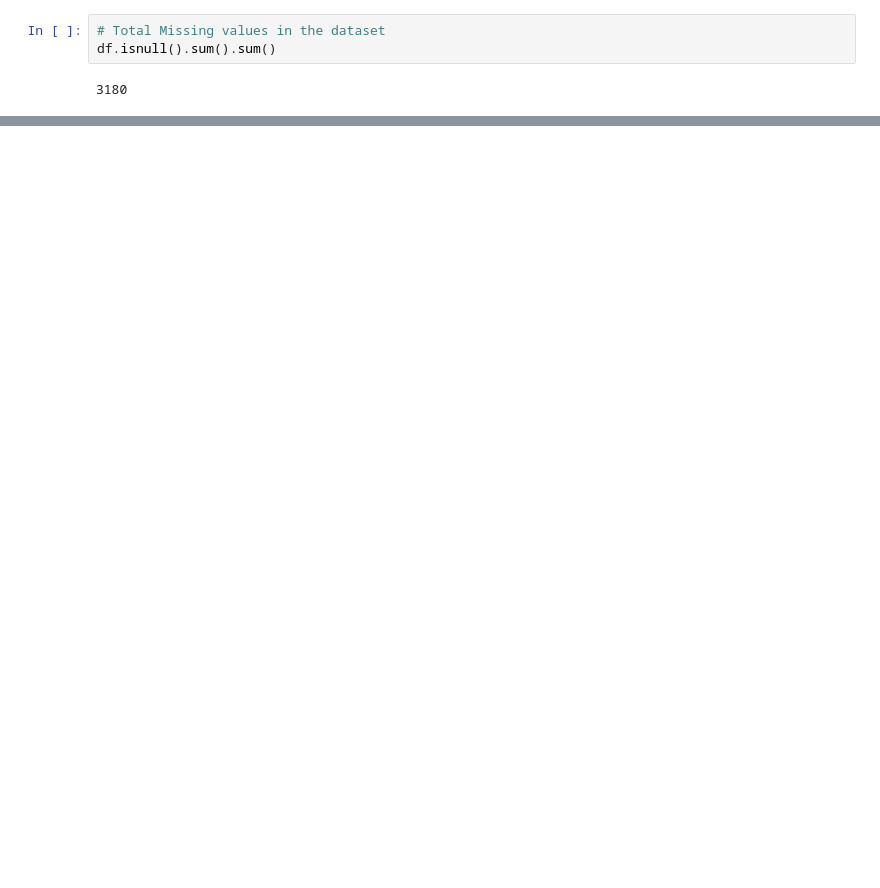
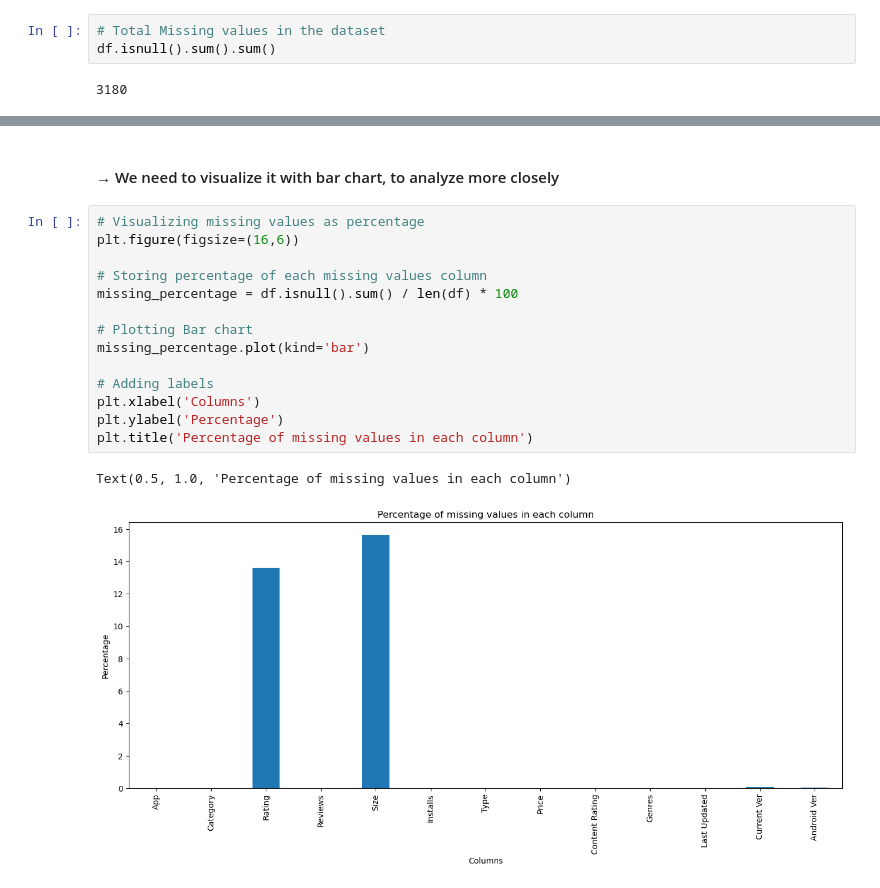
Before and after one commit to Ghazi-work/Python-Pandas, a Jupyter notebook: Kaggle_GooglePlaystoreAppEDA.ipynb, the cells around one changed output, grey strips where cells are left out. Drawn from its saved outputs; the diff is of its cells as text; blank space fills up the shorter version.

```diff
--- a/Kaggle_GooglePlaystoreAppEDA.ipynb
+++ b/Kaggle_GooglePlaystoreAppEDA.ipynb
@@ -409,0 +439,19 @@ df.isnull().sum().sum()
+# %% [markdown]
+#### → We need to visualize it with bar chart, to analyze more closely
+# %%
+# Visualizing missing values as percentage
+plt.figure(figsize=(16,6))
+
+# Storing percentage of each missing values column
+missing_percentage = df.isnull().sum() / len(df) * 100
+
+# Plotting Bar chart
+missing_percentage.plot(kind='bar')
+
+# Adding labels
+plt.xlabel('Columns')
+plt.ylabel('Percentage')
+plt.title('Percentage of missing values in each column')
+# %% [output]
+Text(0.5, 1.0, 'Percentage of missing values in each column')
+[figure, added]
```
Also changed, not shown: parts of 6 cells of this notebook.
